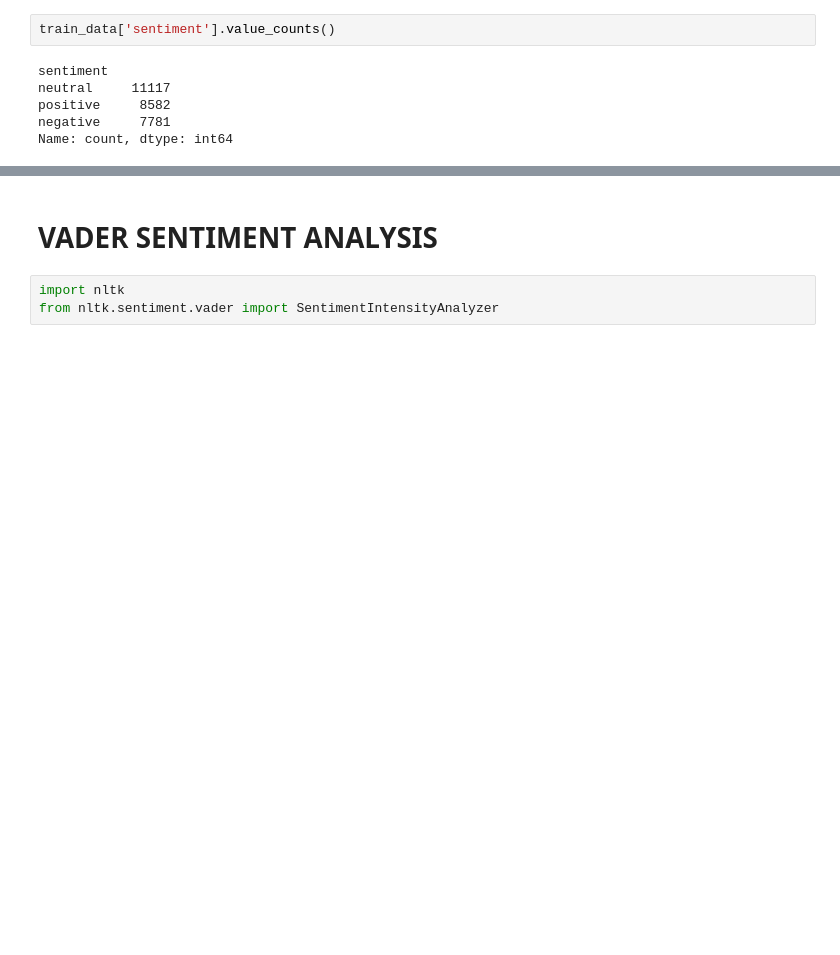
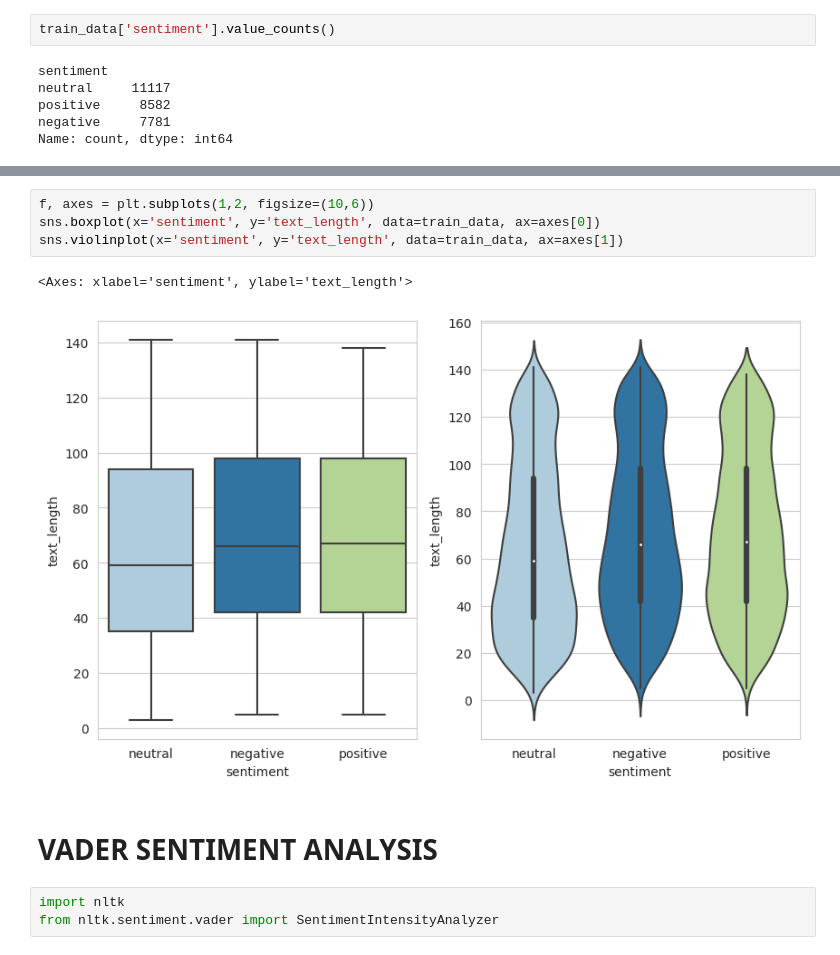
Before and after one commit to JeremyNathanJusuf/tweet-sentiment-analysis, a Jupyter notebook: tweet-sentiment-extraction.ipynb, the cells around one changed output, grey strips where cells are left out. Drawn from its saved outputs; the diff is of its cells as text; blank space fills up the shorter version.

Commit message:
Kaggle Notebook | Tweet Sentiment Extraction | Version 3

```diff
--- a/tweet-sentiment-extraction.ipynb
+++ b/tweet-sentiment-extraction.ipynb
@@ -78,3 +88,10 @@ sns.countplot(x='sentiment', data=train_data)
+# %%
+f, axes = plt.subplots(1,2, figsize=(10,6))
+sns.boxplot(x='sentiment', y='text_length', data=train_data, ax=axes[0])
+sns.violinplot(x='sentiment', y='text_length', data=train_data, ax=axes[1])
+# %% [output]
+<Axes: xlabel='sentiment', ylabel='text_length'>
+[figure, added]
 # %% [markdown]
 # VADER SENTIMENT ANALYSIS
 # %%
```
Also changed, not shown: parts of 4 cells of this notebook.
